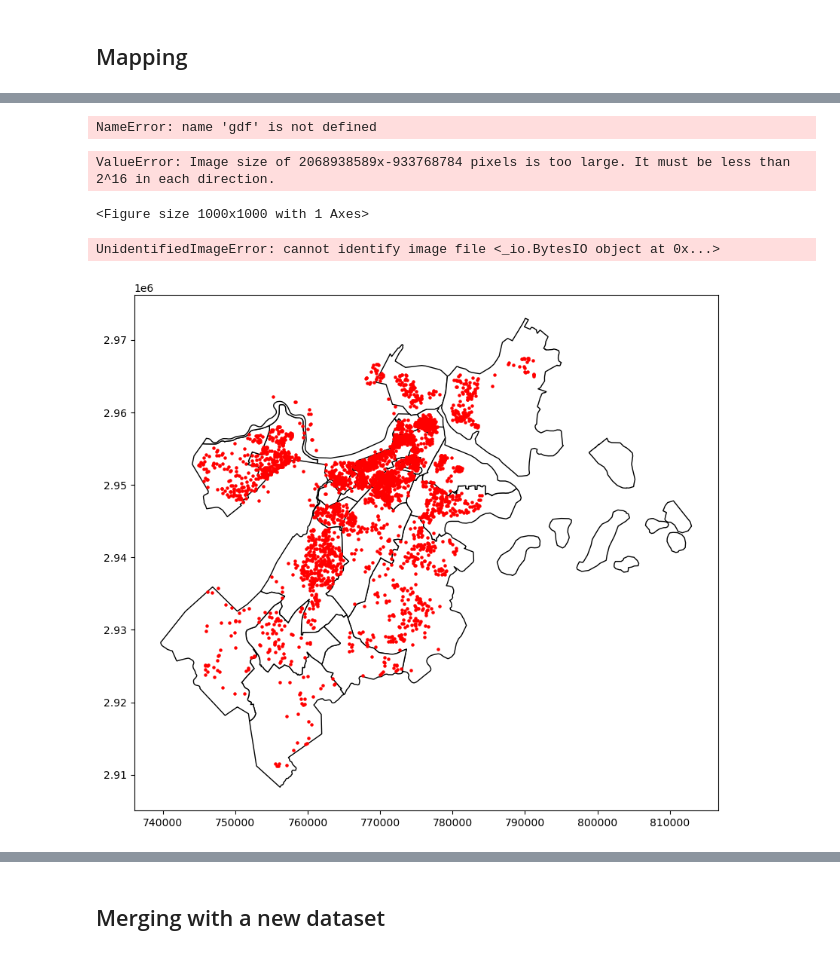
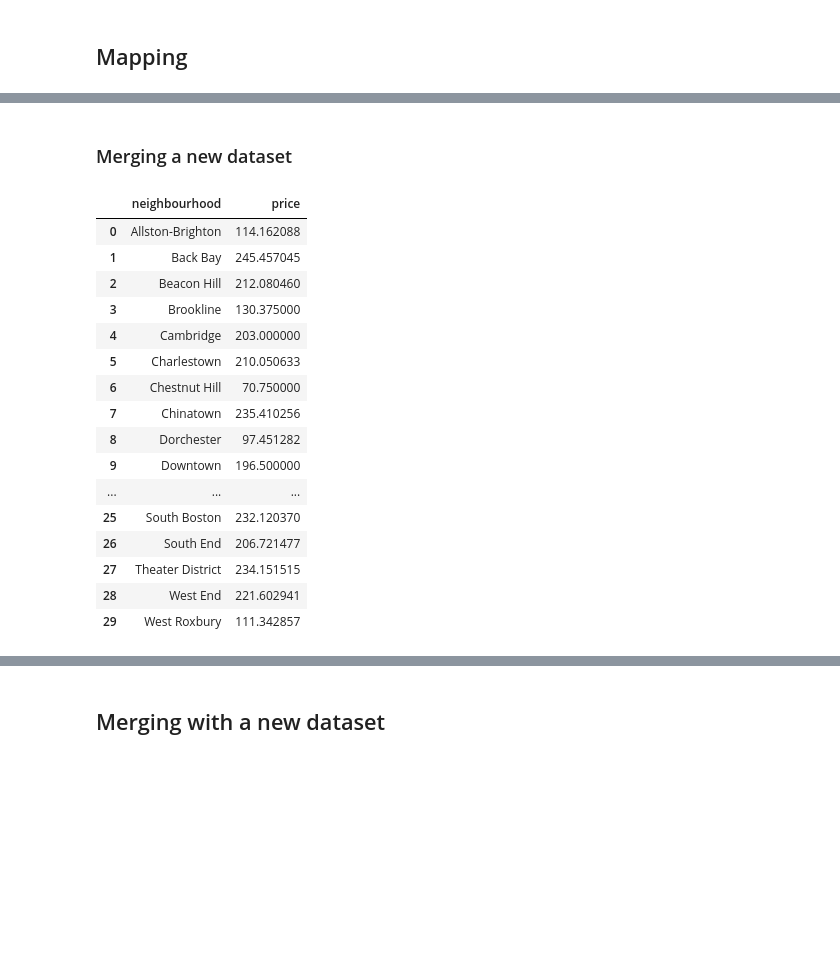
Before and after one commit to ECO225-W2024/project-one-code-32record, a Jupyter notebook: Project1 notebook.ipynb, the cells around one changed output, grey strips where cells are left out. Cells and saved outputs as stored; diff of their text form; code cells hidden in the pictures; blank space fills up the shorter version.

```diff
--- a/Project1 notebook.ipynb
+++ b/Project1 notebook.ipynb
@@ -412,18 +307,18 @@ gdf_points.head()
 # %%
-print('\nThe geometry column is:', gdf.geometry.name)
+print('\nThe geometry column is:', gdf_points.geometry.name)
-# %% [output]
-NameError: name 'gdf' is not defined
 # %%
 # Map Boston city by neighbourhoods
 
 gdf = gpd.read_file('Census2020_BG_Neighborhoods.shp')
+gdf.crs = "EPSG:3857"
 
 fig, ax = plt.subplots(figsize=(10, 10))
 gdf.plot(ax=ax, color='white', edgecolor='black')
 
 # Add a basemap
 # The crs parameter should match the one used in your geospatial data for Boston neighborhoods.
-ctx.add_basemap(ax, crs=gdf.crs.to_string(), source=ctx.providers.Stamen.TonerLite)
+ctx.add_basemap(ax, crs=gdf.crs)
+ax = gdf.plot(figsize=(10, 10), alpha=0.5, edgecolor="k")
 
 for idx, row in gdf.iterrows():
     # Get the centroid of the polygon to place the text
@@ -431,20 +326,11 @@ for idx, row in gdf.iterrows():
     ax.text(centroid.x, centroid.y, row['BlockGr202'], fontsize=8, ha='center', va='center')
 
 # Set the bounds for the plot
-# You might need to adjust the bounds to fit the map of Boston neighborhoods properly.
 ax.set_xlim(-71.2, -70.9)
 ax.set_ylim(42.22, 42.4)
 
-# Optional: Remove x and y axis labels and ticks for a cleaner map
-ax.set_xticks([])
-ax.set_yticks([])
-ax.set_xlabel('')
-ax.set_ylabel('')
 
 plt.show()
-# %% [output]
-ValueError: Image size of 2068938589x-933768784 pixels is too large. It must be less than 2^16 in each direction.
-<Figure size 1000x1000 with 1 Axes>
 # %%
 # Map Boston city by neighbourhoods
 
@@ -463,20 +349,9 @@ gdf.plot(ax=ax, color='white', edgecolor='black')
 # Add the points from df_map on top of the neighborhood plot
 gdf_points.to_crs(gdf.crs).plot(ax=ax, color='red', markersize=5)  # Convert CRS and plot
 
-# Add a basemap - the CRS here should be set to the CRS of the basemap tiles (usually Web Mercator)
-ctx.add_basemap(ax, crs=gdf.crs.to_string(), source=ctx.providers.Stamen.TonerLite)
-
-# If the map is not aligned, you may need to explicitly convert the CRS of your points to the CRS of the map
-# ax.set_xlim(-71.2, -70.9)
-# ax.set_ylim(42.22, 42.4)
-
-# Optional: Remove x and y axis labels and ticks for a cleaner map
-ax.set_xticks([])
-ax.set_yticks([])
-ax.set_xlabel('')
-ax.set_ylabel('')
+# Add a basemap
+ctx.add_basemap(ax, crs=gdf.crs)
 
 plt.show()
-# %% [output]
-UnidentifiedImageError: cannot identify image file <_io.BytesIO object at 0x...>
-[figure, removed]
+# %% [markdown]
+### Merging a new dataset
@@ -482,0 +367,20 @@ UnidentifiedImageError: cannot identify image file <_io.BytesIO object at 0x...>
+# %%
+mean_price_by_neighborhood
+# %% [output]
+|  | neighbourhood | price |
+| 0 | Allston-Brighton | 114.162088 |
+| 1 | Back Bay | 245.457045 |
+| 2 | Beacon Hill | 212.080460 |
+| 3 | Brookline | 130.375000 |
+| 4 | Cambridge | 203.000000 |
+| 5 | Charlestown | 210.050633 |
+| 6 | Chestnut Hill | 70.750000 |
+| 7 | Chinatown | 235.410256 |
+| 8 | Dorchester | 97.451282 |
+| 9 | Downtown | 196.500000 |
+| ... | ... | ... |
+| 25 | South Boston | 232.120370 |
+| 26 | South End | 206.721477 |
+| 27 | Theater District | 234.151515 |
+| 28 | West End | 221.602941 |
+| 29 | West Roxbury | 111.342857 |
```
Also changed, not shown: parts of 25 cells of this notebook.
